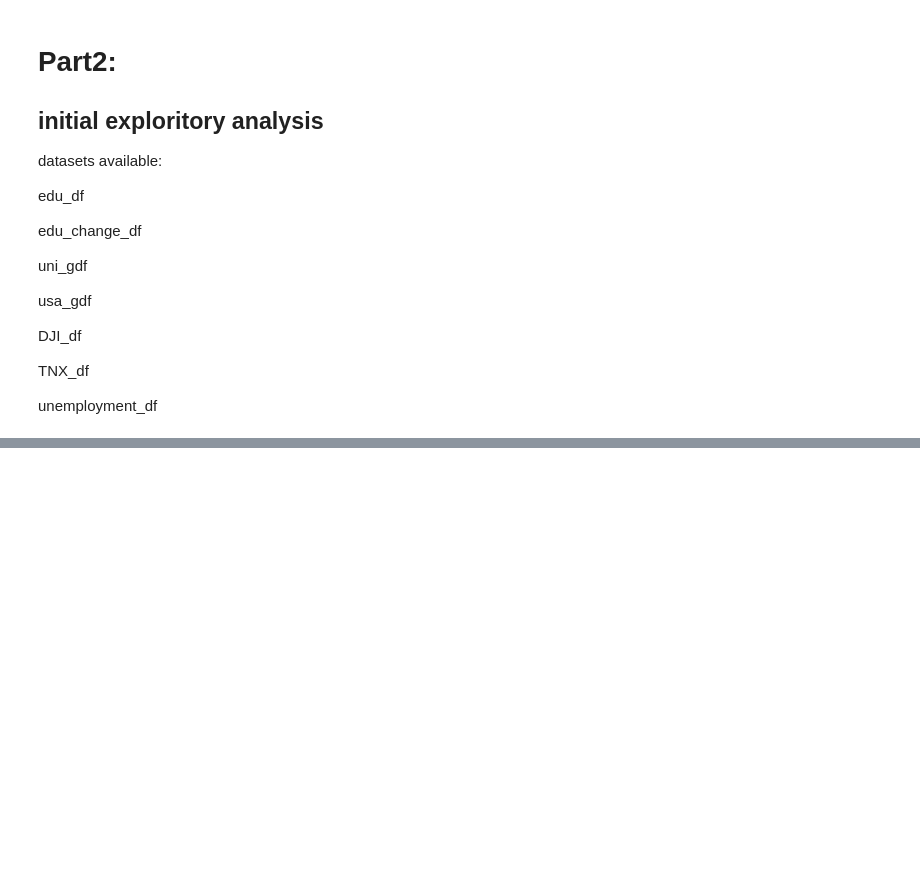
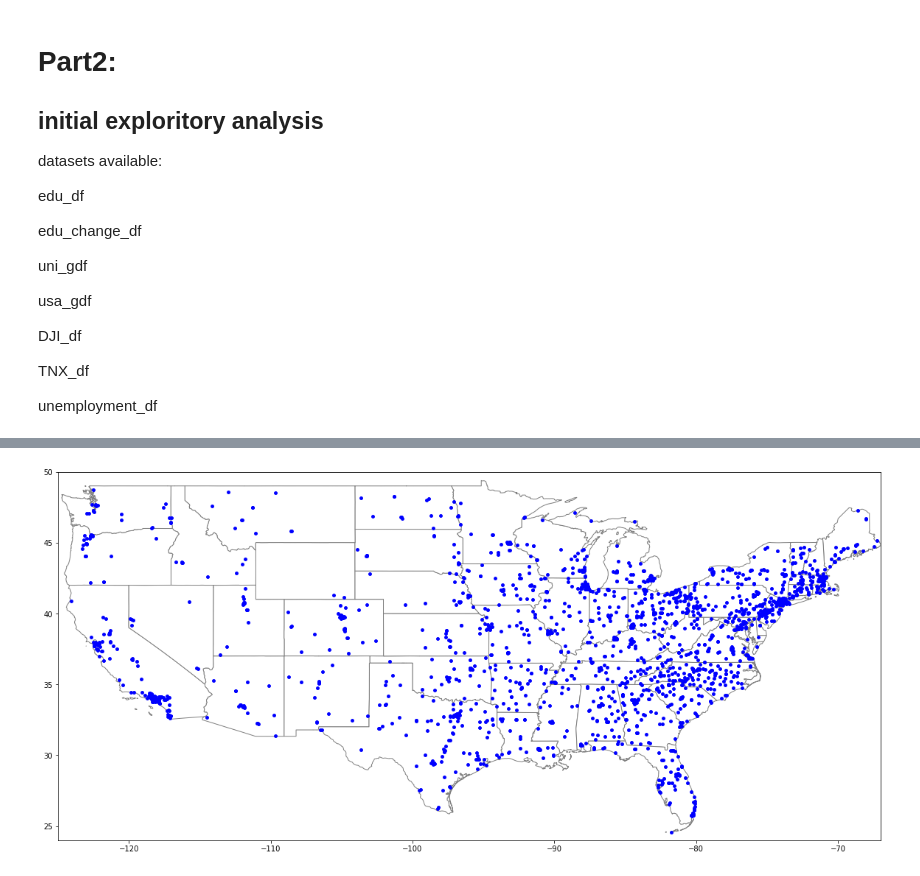
Before and after one commit to cyu1221/CS506, a Jupyter notebook: notebook/project_notebook.ipynb, the cells around one changed output, grey strips where cells are left out. Drawn from its saved outputs; the diff is of its cells as text; code cells hidden in the pictures; blank space fills up the shorter version.

```diff
--- a/notebook/project_notebook.ipynb
+++ b/notebook/project_notebook.ipynb
@@ -84,0 +150,12 @@ unemployment_df.plot(title="US Unemployment Rate")
+# %%
+plt.rcParams['figure.figsize'] = (20, 20)
+
+
+
+USA_base = usa_gdf.plot(color='white', edgecolor='grey')
+USA_base.set_xlim([-125.00, -67.00])
+USA_base.set_ylim([24.00, 50.00])
+
+uni_gdf.plot(ax=USA_base, marker='o', color='blue', markersize=15);
+# %% [output]
+[figure, added]
```
Also changed, not shown: parts of 9 cells of this notebook, 3 other files.
